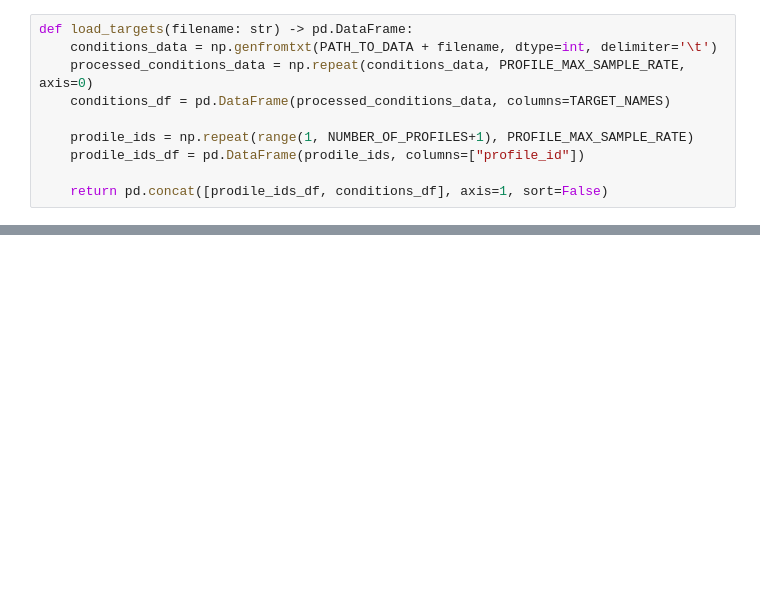
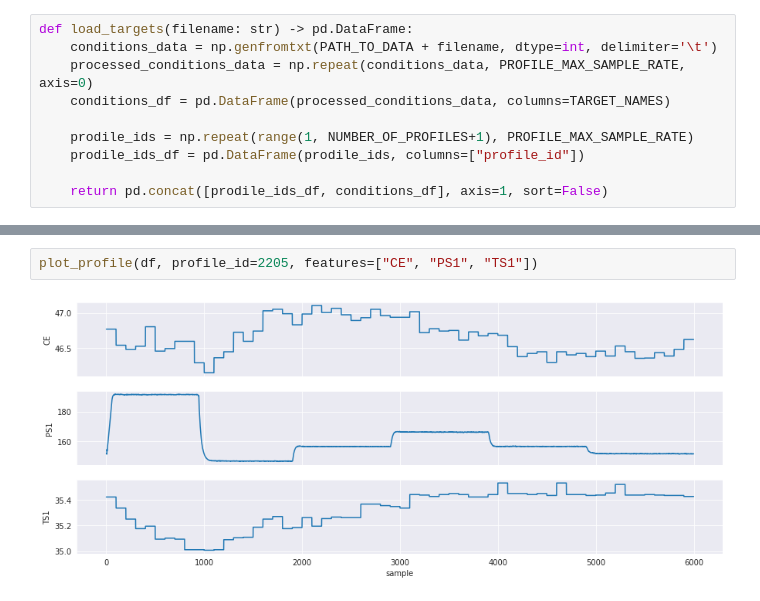
Before and after one commit to dimandms/hydraulic_monitoring, a Jupyter notebook: Hydraulic.ipynb, the cells around one changed output, grey strips where cells are left out. Drawn from its saved outputs; the diff is of its cells as text; blank space fills up the shorter version.

```diff
--- a/Hydraulic.ipynb
+++ b/Hydraulic.ipynb
@@ -60,0 +106,4 @@ gc.collect()
+# %%
+plot_profile(df, profile_id=2205, features=["CE", "PS1", "TS1"])
+# %% [output]
+[figure, added]
```
Also changed, not shown: parts of 13 cells of this notebook.
